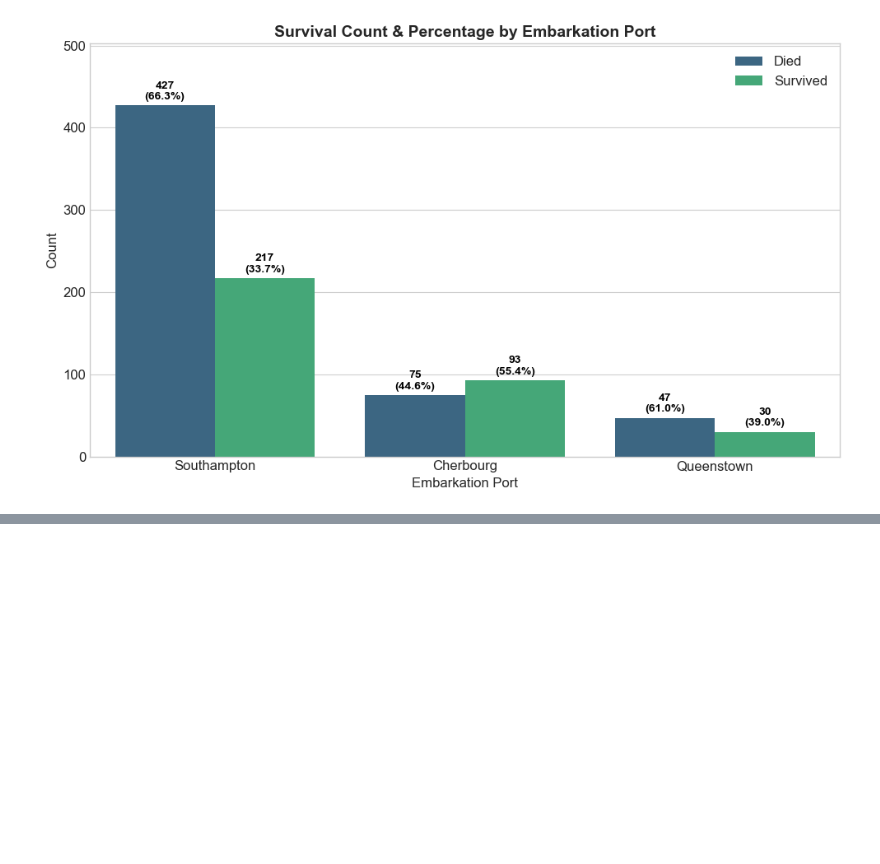
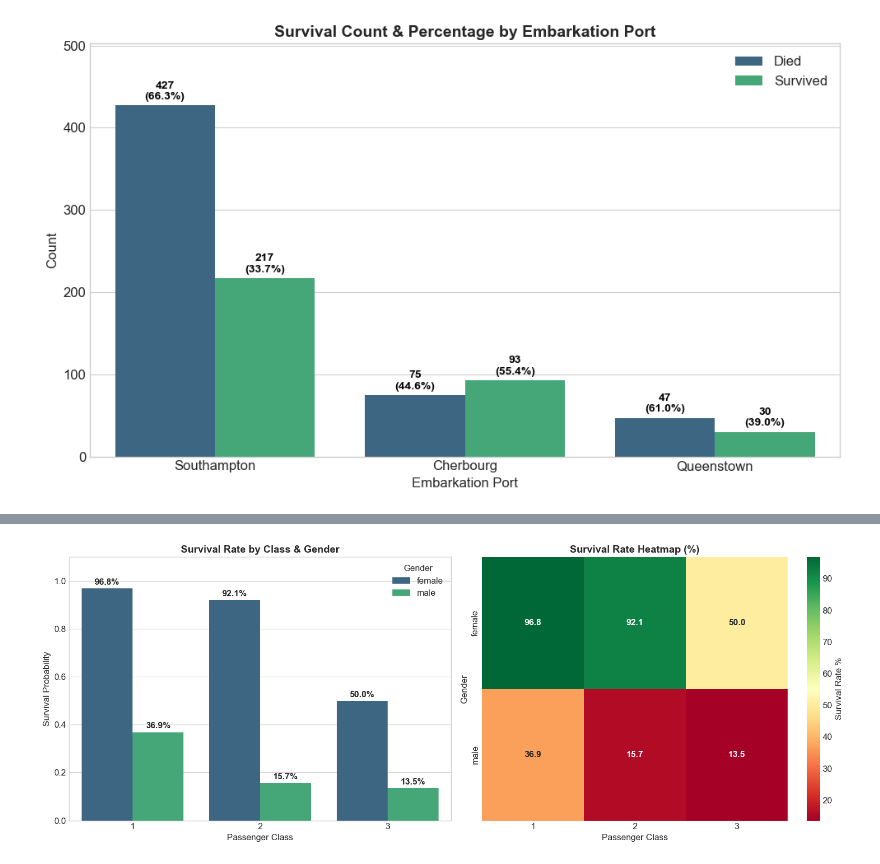
Before and after one commit to profadept/titanic-survival-analysis, a Jupyter notebook: notebooks/titanic-survival-analysis.ipynb, the cells around one changed output, grey strips where cells are left out. Cells and saved outputs as stored; diff of their text form; code cells hidden in the pictures; blank space fills up the shorter version.

```diff
--- a/notebooks/titanic-survival-analysis.ipynb
+++ b/notebooks/titanic-survival-analysis.ipynb
@@ -967,0 +976,37 @@ plt.show()
+# %%
+# 1. Prepare Data
+# We create a pivot table for the heatmap (Survival Rate %)
+heatmap_data = df.groupby(['sex', 'pclass'])['survived'].mean().unstack() * 100
+
+# 2. Create Visualization
+fig, axes = plt.subplots(1, 2, figsize=(16, 6))
+
+# --- Plot 1: Grouped Bar Chart (Interaction) ---
+# errorbar=None removes the confidence interval lines for a cleaner look
+sns.barplot(data=df, x='pclass', y='survived', hue='sex', errorbar=None, ax=axes[0], palette='viridis')
+
+# Better Labels: Format as percentage (96.0%) instead of decimal (0.96)
+for container in axes[0].containers:
+    labels = [f'{h*100:.1f}%' if h > 0 else "" for h in container.datavalues]
+    axes[0].bar_label(container, labels=labels, padding=3, fontweight='bold')
+
+axes[0].set_title('Survival Rate by Class & Gender', fontsize=14, fontweight='bold')
+axes[0].set_xlabel('Passenger Class')
+axes[0].set_ylabel('Survival Probability')
+axes[0].set_ylim(0, 1.1) # Add space for top labels
+axes[0].legend(title='Gender', loc='upper right')
+
+# --- Plot 2: Heatmap (The "Big Picture") ---
+# This highlights the extreme contrast between Rich Women and Poor Men
+sns.heatmap(heatmap_data, annot=True, fmt='.1f', cmap='RdYlGn',
+            cbar_kws={'label': 'Survival Rate %'}, ax=axes[1],
+            annot_kws={"size": 12, "weight": "bold"})
+axes[1].set_title('Survival Rate Heatmap (%)', fontsize=14, fontweight='bold')
+axes[1].set_xlabel('Passenger Class')
+axes[1].set_ylabel('Gender')
+
+plt.tight_layout()
+plt.savefig('../figures/gender_class_interaction.png', dpi=300, bbox_inches='tight')
+plt.show()
+# %% [output]
+[figure, added]
```
Also changed, not shown: parts of 5 cells of this notebook, 2 other files.
